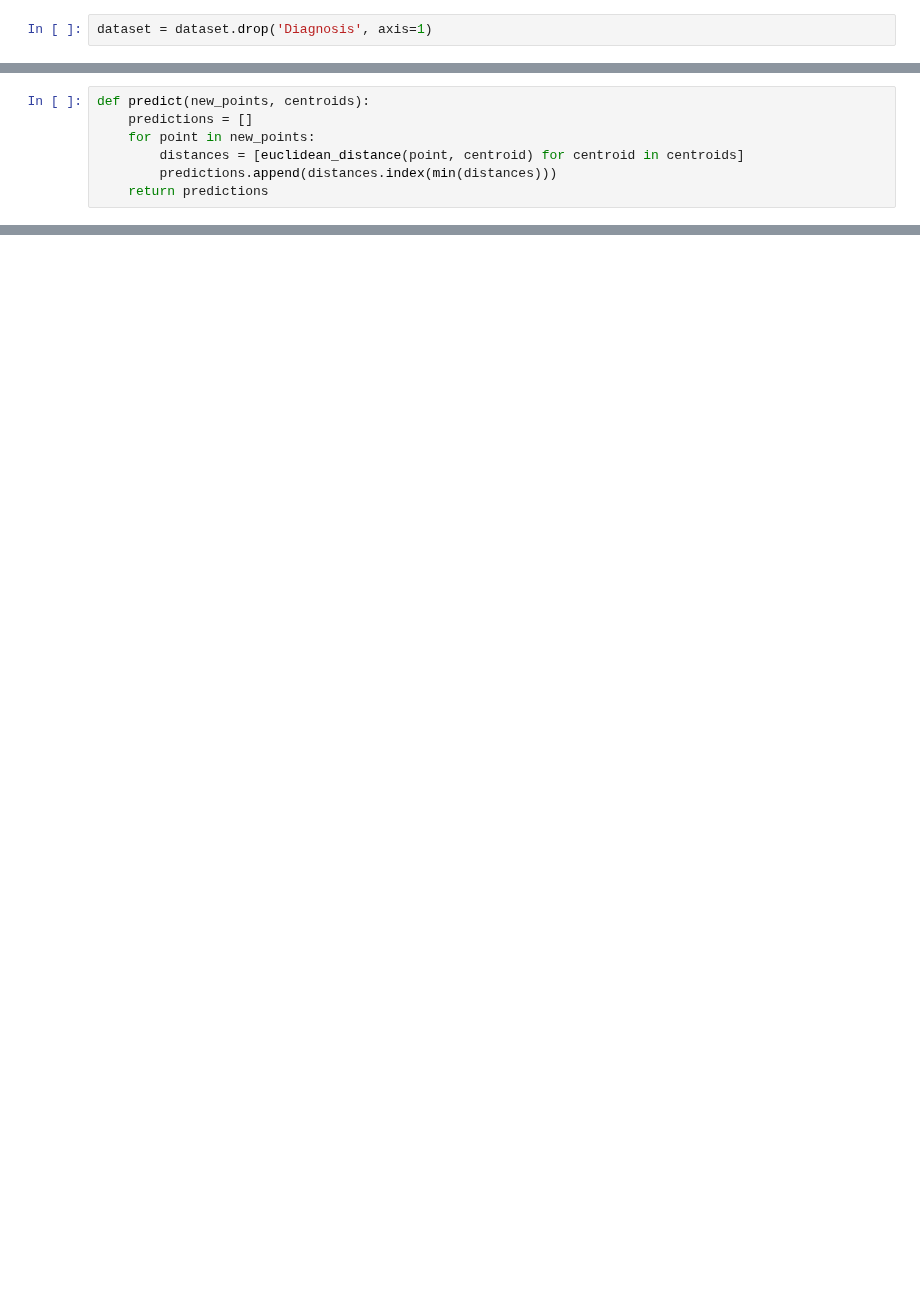
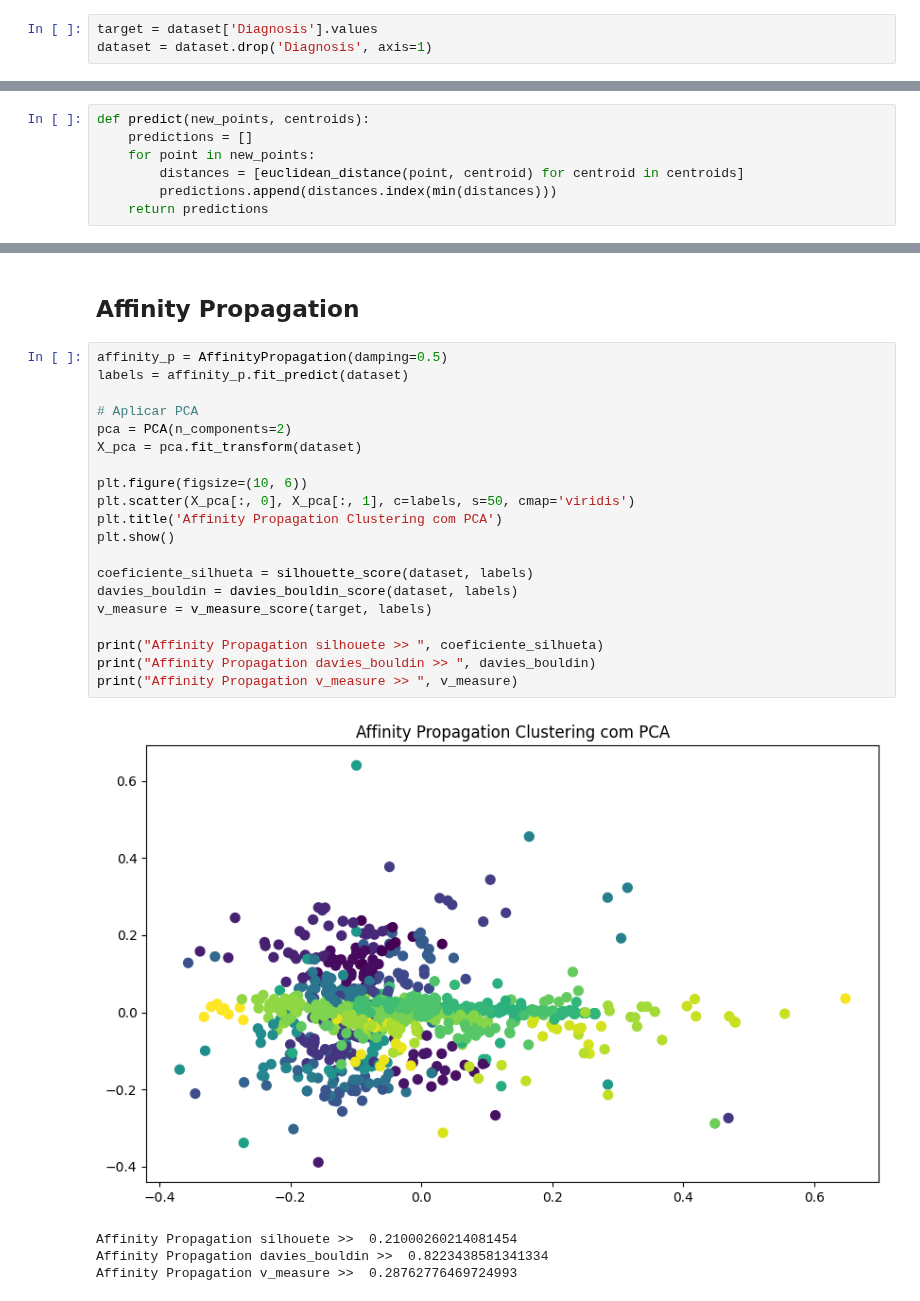
Before and after one commit to lucasousa/classifiers-learning, a Jupyter notebook: clustering.ipynb, the cells around one changed output, grey strips where cells are left out. Cells and saved outputs as stored; diff of their text form; blank space fills up the shorter version.

```diff
--- a/clustering.ipynb
+++ b/clustering.ipynb
@@ -49,6 +50,7 @@ print("Duplicações após exclusão: ", dataset.duplicated().sum())
 Duplicações antes da exclusão:  49
 Duplicações após exclusão:  0
 # %%
+target = dataset['Diagnosis'].values
 dataset = dataset.drop('Diagnosis', axis=1)
 # %%
 def euclidean_distance(point1, point2):
@@ -122,0 +124,27 @@ v_measure >>  1.0
+# %% [markdown]
+## Affinity Propagation
+# %%
+affinity_p = AffinityPropagation(damping=0.5)
+labels = affinity_p.fit_predict(dataset)
+
+# Aplicar PCA
+pca = PCA(n_components=2)
+X_pca = pca.fit_transform(dataset)
+
+plt.figure(figsize=(10, 6))
+plt.scatter(X_pca[:, 0], X_pca[:, 1], c=labels, s=50, cmap='viridis')
+plt.title('Affinity Propagation Clustering com PCA')
+plt.show()
+
+coeficiente_silhueta = silhouette_score(dataset, labels)
+davies_bouldin = davies_bouldin_score(dataset, labels)
+v_measure = v_measure_score(target, labels)
+
+print("Affinity Propagation silhouete >> ", coeficiente_silhueta)
+print("Affinity Propagation davies_bouldin >> ", davies_bouldin)
+print("Affinity Propagation v_measure >> ", v_measure)
+# %% [output]
+[figure, added]
+Affinity Propagation silhouete >>  0.21000260214081454
+Affinity Propagation davies_bouldin >>  0.8223438581341334
+Affinity Propagation v_measure >>  0.28762776469724993
```
Also changed, not shown: parts of 12 cells of this notebook.
